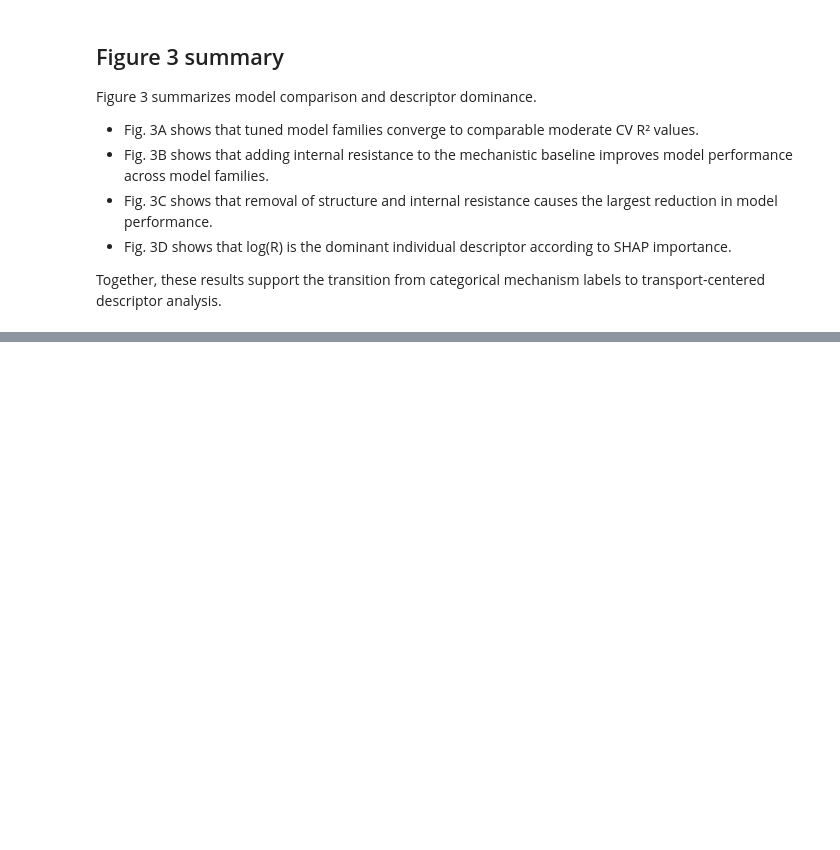
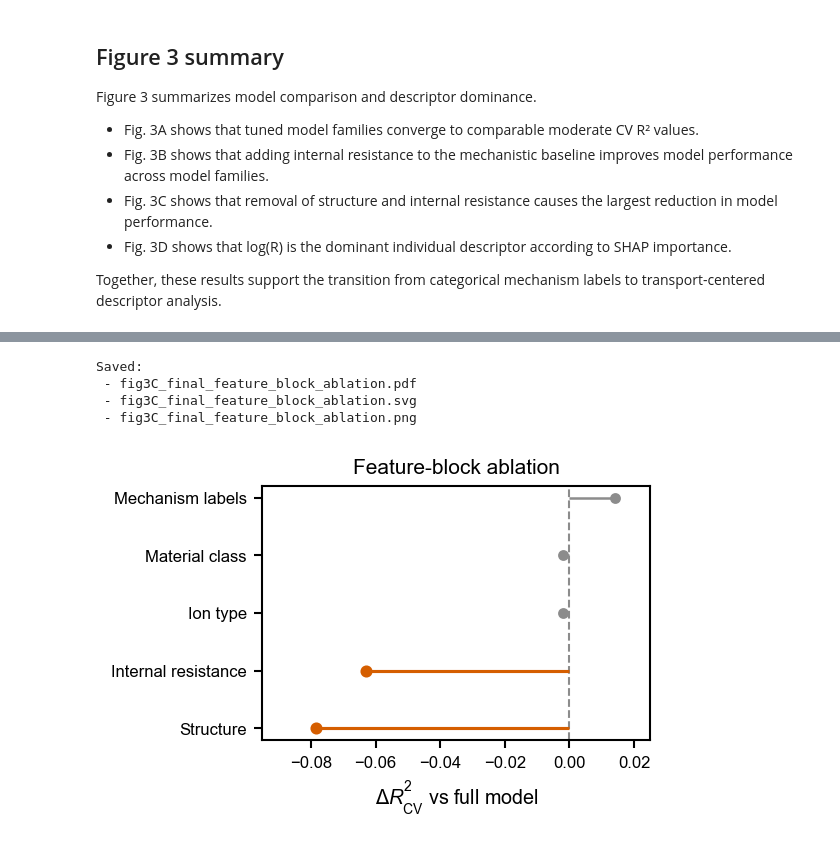
Before and after one commit to wenluanzhang/hydrovoltaic-ml, a Jupyter notebook: notebooks/14_figure3_model_comparison.ipynb, the cells around one changed output, grey strips where cells are left out. Drawn from its saved outputs; the diff is of its cells as text; code cells hidden in the pictures; blank space fills up the shorter version.

```diff
--- a/notebooks/14_figure3_model_comparison.ipynb
+++ b/notebooks/14_figure3_model_comparison.ipynb
@@ -492,0 +864,74 @@ Together, these results support the transition from categorical mechanism labels
+# %%
+# =========================
+# Final Fig. 3C
+# Feature-block ablation
+# =========================
+
+set_final_style()
+
+fig, ax = plt.subplots(figsize=(3.85, 2.65))
+
+fig3C_plot = (
+    fig3C
+    .sort_values("delta_vs_baseline", ascending=True)
+    .copy()
+)
+
+y = np.arange(len(fig3C_plot))
+
+for i, row in enumerate(fig3C_plot.itertuples()):
+    if row.delta_vs_baseline < -0.005:
+        color = SEMANTIC_FINAL["loss"]
+        lw = 1.5
+        ms = 4.8
+    else:
+        color = SEMANTIC_FINAL["neutral"]
+        lw = 1.2
+        ms = 4.2
+
+    ax.hlines(
+        y=i,
+        xmin=0,
+        xmax=row.delta_vs_baseline,
+        linewidth=lw,
+        color=color,
+        zorder=2,
+    )
+
+    ax.plot(
+        row.delta_vs_baseline,
+        i,
+        "o",
+        markersize=ms,
+        color=color,
+        zorder=3,
+    )
+
+ax.axvline(
+    0,
+    linestyle="--",
+    linewidth=1.0,
+    color=COLORS_FINAL["gray"],
+    zorder=0,
+)
+
+ax.set_yticks(y)
+ax.set_yticklabels(fig3C_plot["removed_block"])
+
+ax.set_xlabel(r"$\Delta R^2_{\mathrm{CV}}$ vs full model")
+ax.set_title("Feature-block ablation")
+ax.set_xlim(-0.095, 0.025)
+
+format_final_ax(ax, mirror=True)
+
+plt.tight_layout()
+
+save_final_panel(fig, "fig3C_final_feature_block_ablation")
+
+plt.show()
+# %% [output]
+Saved:
+ - fig3C_final_feature_block_ablation.pdf
+ - fig3C_final_feature_block_ablation.svg
+ - fig3C_final_feature_block_ablation.png
+[figure, added]
```
Also changed, not shown: parts of 7 cells of this notebook, 4 other files.
